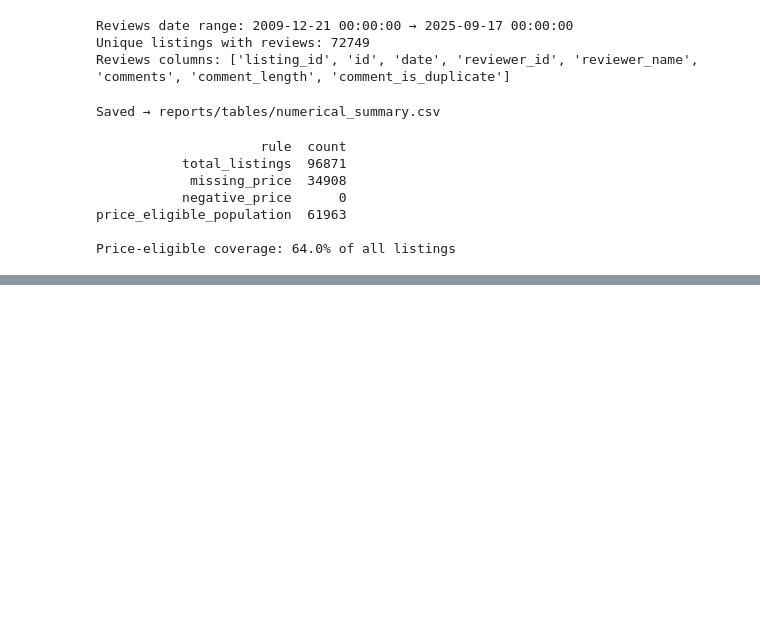
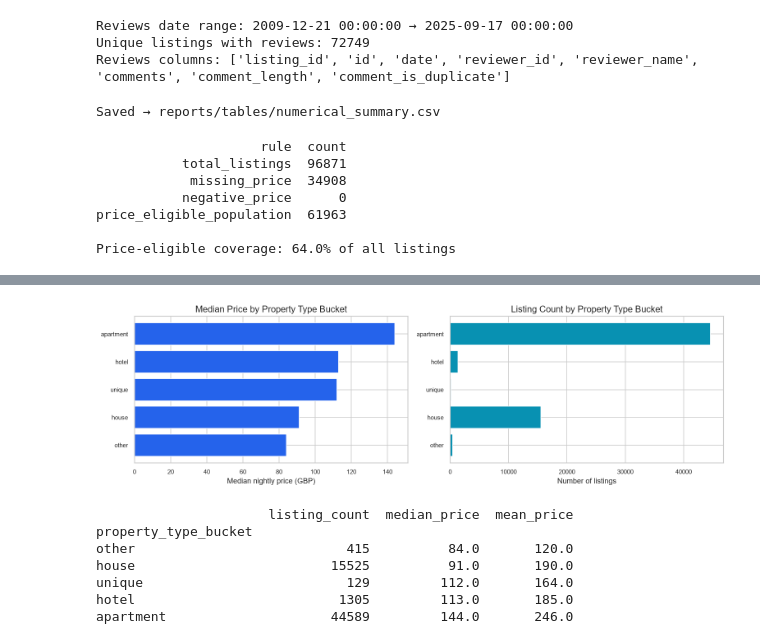
Before and after one commit to bavikaranyogeswaran/Airbnb-Multi-City-Data-Pipeline, a Jupyter notebook: notebooks/03_exploratory_data_analysis.ipynb, the cells around one changed output, grey strips where cells are left out. Drawn from its saved outputs; the diff is of its cells as text; code cells hidden in the pictures; blank space fills up the shorter version.

```diff
--- a/notebooks/03_exploratory_data_analysis.ipynb
+++ b/notebooks/03_exploratory_data_analysis.ipynb
@@ -246,0 +354,38 @@ Price-eligible coverage: 64.0% of all listings
+# %%
+# ── Chart 4 — Price by property type bucket ──────────────────────────────────
+# Use the 5-bucket coarsening (apartment/house/hotel/unique/other) rather than
+# the raw 91-value property_type, which is too granular to visualise cleanly.
+
+price_by_prop = (
+    eda.groupby("property_type_bucket")["price_numeric"]
+    .agg(listing_count="count", median_price="median", mean_price="mean")
+    .sort_values("median_price", ascending=True)   # ascending for horizontal bar
+    .round(0)
+)
+
+fig, axes = plt.subplots(1, 2, figsize=(13, 4))
+
+# Median price bar (horizontal — easier to read labels)
+axes[0].barh(price_by_prop.index, price_by_prop["median_price"], color="#2563eb")
+axes[0].set_title("Median Price by Property Type Bucket")
+axes[0].set_xlabel("Median nightly price (GBP)")
+
+# Listing count bar to show relative sample sizes
+axes[1].barh(price_by_prop.index, price_by_prop["listing_count"], color="#0891b2")
+axes[1].set_title("Listing Count by Property Type Bucket")
+axes[1].set_xlabel("Number of listings")
+
+plt.tight_layout()
+plt.savefig(FIGS / "03_price_by_property_type.png", dpi=150, bbox_inches="tight")
+plt.show()
+
+print(price_by_prop.to_string())
+# %% [output]
+[figure, added]
+                      listing_count  median_price  mean_price
+property_type_bucket
+other                           415          84.0       120.0
+house                         15525          91.0       190.0
+unique                          129         112.0       164.0
+hotel                          1305         113.0       185.0
+apartment                     44589         144.0       246.0
```
Also changed, not shown: parts of 7 cells of this notebook, 11 other files.
